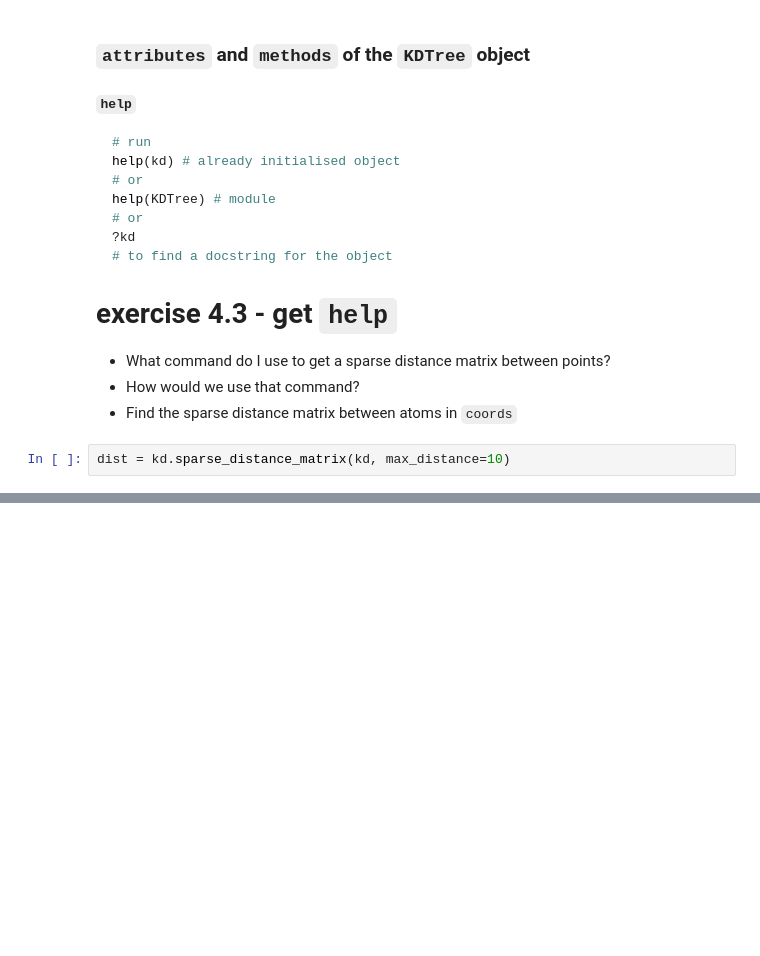
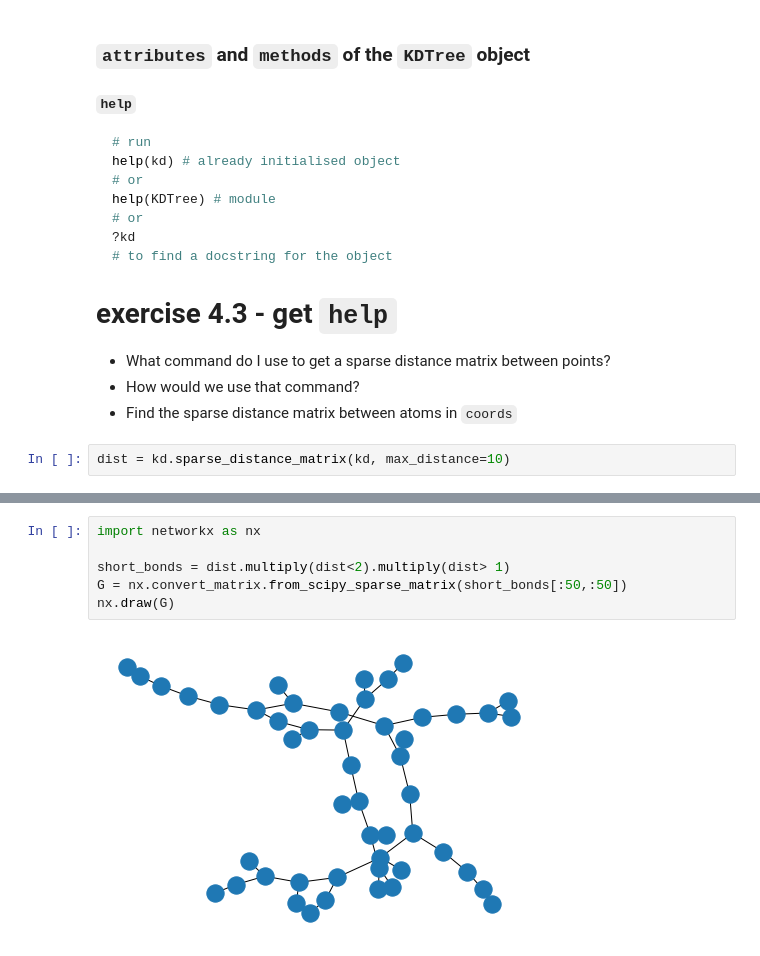
Before and after one commit to UoMMIB/Python-Club, a Jupyter notebook: Tutorials/BackToBasics.ipynb, the cells around one changed output, grey strips where cells are left out. Saved outputs shown, nothing was run; the diff lists cells and outputs as text; blank space fills up the shorter version.

```diff
--- a/Tutorials/BackToBasics.ipynb
+++ b/Tutorials/BackToBasics.ipynb
@@ -1163,0 +1312,8 @@ KeyboardInterrupt:
+# %%
+import networkx as nx
+
+short_bonds = dist.multiply(dist<2).multiply(dist> 1)
+G = nx.convert_matrix.from_scipy_sparse_matrix(short_bonds[:50,:50])
+nx.draw(G)
+# %% [output]
+[figure, added]
```
Also changed, not shown: parts of 11 cells of this notebook, 1 other file.
